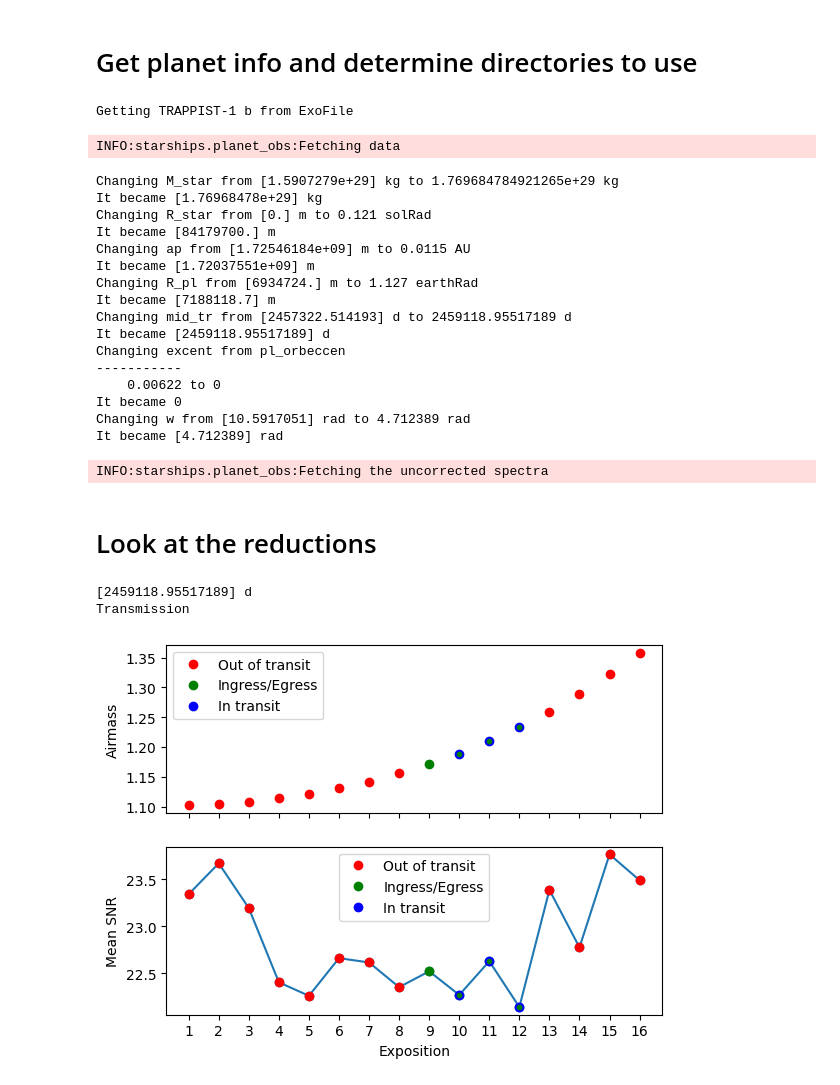
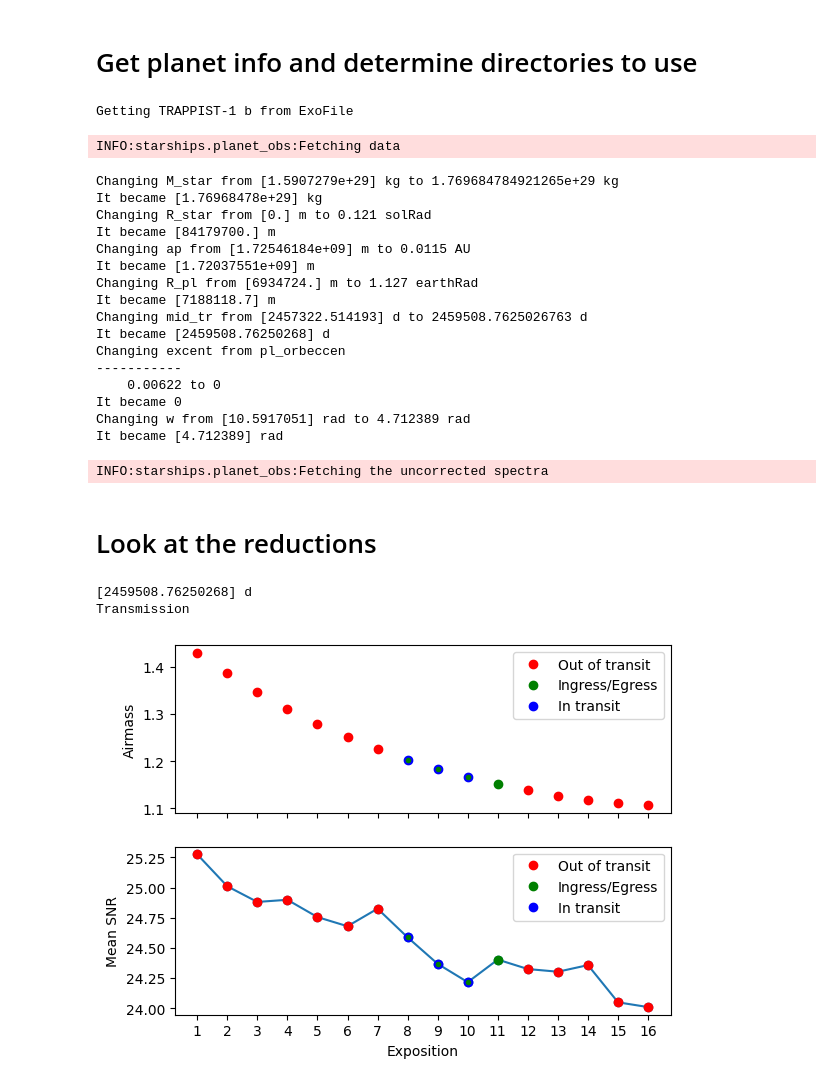
Before and after one commit to mathisbouffard/HRS_with_starships, a Jupyter notebook: HRS_analysis/SPIRou/Plot_reductions.ipynb, the cells around one changed output. Drawn from its saved outputs; the diff is of its cells as text; code cells hidden in the pictures.

```diff
--- a/HRS_analysis/SPIRou/Plot_reductions.ipynb
+++ b/HRS_analysis/SPIRou/Plot_reductions.ipynb
@@ -79,7 +79,7 @@ e      = 0                  # eccentricity
 w      = 4.712389*u.rad     # argument of periapsis (equal to 270 degrees)
 
 # Mid-transit time (BJD) of this visit
-mid_tr = 2459118.95517189*u.d  # calculated from Agol et al. 2021
+mid_tr = 2459508.7625026763*u.d  # calculated from Agol et al. 2021
 
 
 
@@ -109,8 +109,8 @@ Changing ap from [1.72546184e+09] m to 0.0115 AU
 It became [1.72037551e+09] m
 Changing R_pl from [6934724.] m to 1.127 earthRad
 It became [7188118.7] m
-Changing mid_tr from [2457322.514193] d to 2459118.95517189 d
-It became [2459118.95517189] d
+Changing mid_tr from [2457322.514193] d to 2459508.7625026763 d
+It became [2459508.76250268] d
 Changing excent from pl_orbeccen
 -----------
     0.00622 to 0
@@ -123,26 +123,26 @@ INFO:starships.planet_obs:Fetching the uncorrected spectra
 # %%
 # Name of reduction sequence files
 seq_file_list = [#"sequence_1-pc_mask_wings97_data_trs_2020-09-26.npz",
-                 # "sequence_2-pc_mask_wings97_data_trs_2020-09-08.npz",
-                 "sequence_3-pc_mask_wings97_data_trs_2020-09-26.npz",
+                 "sequence_2-pc_mask_wings97_data_trs_2021-10-21.npz",
+                 #"sequence_3-pc_mask_wings97_data_trs_2021-10-21.npz",
                  # "sequence_4-pc_mask_wings97_data_trs_2020-09-08.npz",
-                 # "sequence_5-pc_mask_wings97_data_trs_2020-09-08.npz",
+                # "sequence_5-pc_mask_wings97_data_trs_2021-10-21.npz",
                  # "sequence_6-pc_mask_wings97_data_trs_2020-09-20.npz",
                  # "sequence_7-pc_mask_wings97_data_trs_2020-09-08.npz",
                 ]
 
 #----------------------------#
 
 # Plot airmass and mean SNR
 seq_obj_list = []
 
 for seq_file in seq_file_list:
     sequence_obj = pl_obs.load_single_sequences(seq_file, name=pl_name, planet=p, path=out_dir, load_all=True)
     seq_obj_list.append(sequence_obj)
 # %% [output]
-[2459118.95517189] d
+[2459508.76250268] d
 Transmission
-[figure, old version]
+[figure, new version]
 # %%
 # Plot airmass and mean SNR per order/exposure
 
```
Also changed, not shown: parts of 7 cells of this notebook, 1 other file.
